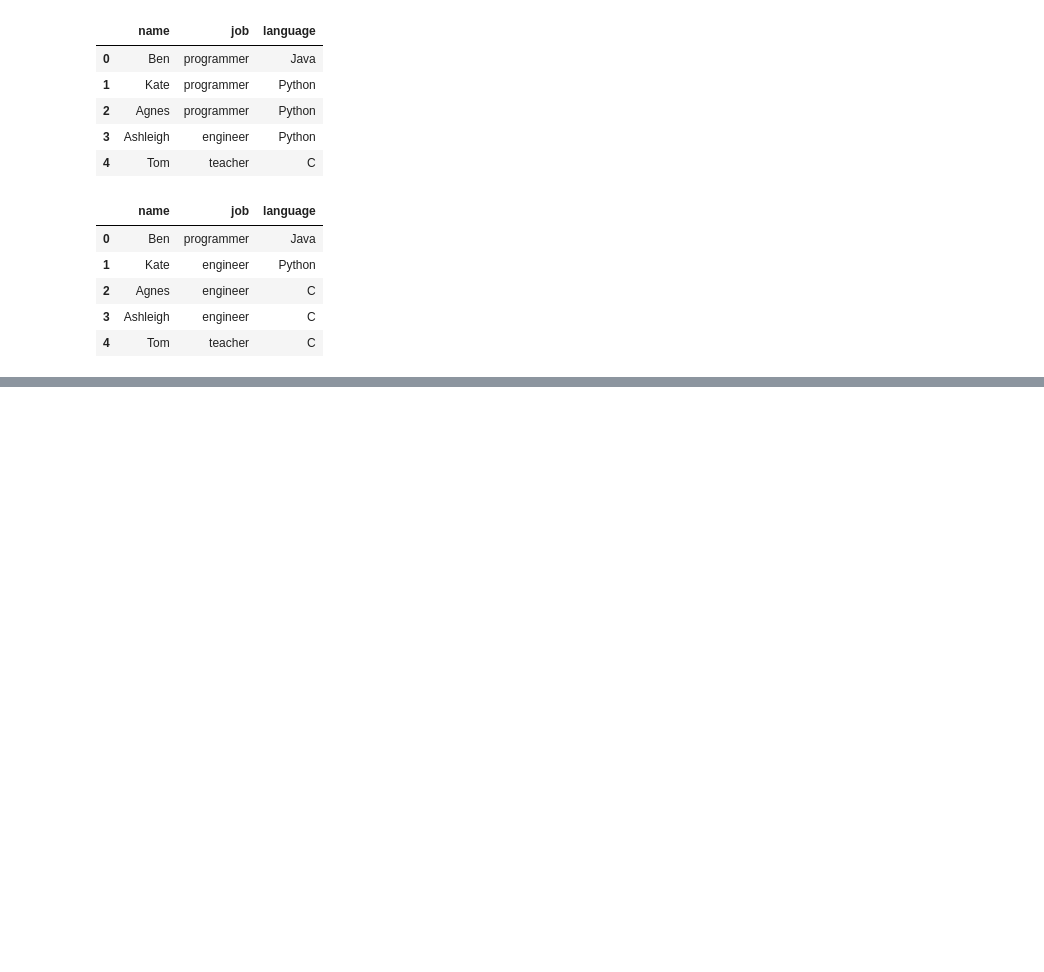
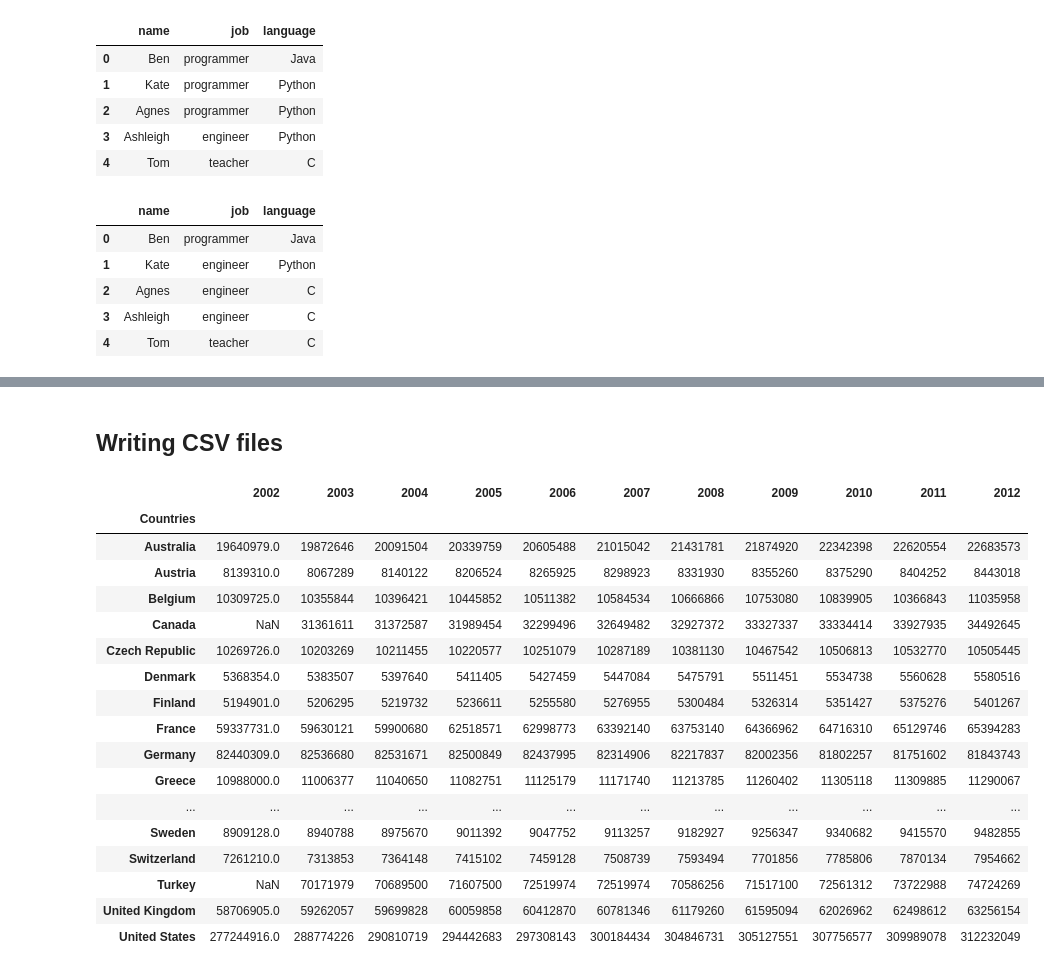
Before and after one commit to alfred-ojuku/Pandas-Tutorials-for-Data-Analysis, a Jupyter notebook: Pandas.ipynb, the cells around one changed output, grey strips where cells are left out. Drawn from its saved outputs; the diff is of its cells as text; code cells hidden in the pictures; blank space fills up the shorter version.

Commit message:
End of reading and writing csv files

```diff
--- a/Pandas.ipynb
+++ b/Pandas.ipynb
@@ -1207,0 +1518,31 @@ df.replace(['NN', 'LN'], value=None, method='bfill')
+# %% [markdown]
+## Writing CSV files
+# %%
+import pandas as pd
+
+column_names = ['Countries'] + list(range(2002, 2013))
+male_pop = pd.read_csv('data/countries_male_population.csv', header=None, index_col=0, names=column_names)
+
+female_pop = pd.read_csv('data/countries_female_population.csv', header=None, index_col=0, names=column_names)
+
+population = male_pop + female_pop
+population
+# %% [output]
+|  | 2002 | 2003 | 2004 | 2005 | 2006 | 2007 | 2008 | 2009 | 2010 | 2011 | 2012 |
+| Countries |  |  |  |  |  |  |  |  |  |  |  |
+| Australia | 19640979.0 | 19872646 | 20091504 | 20339759 | 20605488 | 21015042 | 21431781 | 21874920 | 22342398 | 22620554 | 22683573 |
+| Austria | 8139310.0 | 8067289 | 8140122 | 8206524 | 8265925 | 8298923 | 8331930 | 8355260 | 8375290 | 8404252 | 8443018 |
+| Belgium | 10309725.0 | 10355844 | 10396421 | 10445852 | 10511382 | 10584534 | 10666866 | 10753080 | 10839905 | 10366843 | 11035958 |
+| Canada | NaN | 31361611 | 31372587 | 31989454 | 32299496 | 32649482 | 32927372 | 33327337 | 33334414 | 33927935 | 34492645 |
+| Czech Republic | 10269726.0 | 10203269 | 10211455 | 10220577 | 10251079 | 10287189 | 10381130 | 10467542 | 10506813 | 10532770 | 10505445 |
+| Denmark | 5368354.0 | 5383507 | 5397640 | 5411405 | 5427459 | 5447084 | 5475791 | 5511451 | 5534738 | 5560628 | 5580516 |
+| Finland | 5194901.0 | 5206295 | 5219732 | 5236611 | 5255580 | 5276955 | 5300484 | 5326314 | 5351427 | 5375276 | 5401267 |
+| France | 59337731.0 | 59630121 | 59900680 | 62518571 | 62998773 | 63392140 | 63753140 | 64366962 | 64716310 | 65129746 | 65394283 |
+| Germany | 82440309.0 | 82536680 | 82531671 | 82500849 | 82437995 | 82314906 | 82217837 | 82002356 | 81802257 | 81751602 | 81843743 |
+| Greece | 10988000.0 | 11006377 | 11040650 | 11082751 | 11125179 | 11171740 | 11213785 | 11260402 | 11305118 | 11309885 | 11290067 |
+| ... | ... | ... | ... | ... | ... | ... | ... | ... | ... | ... | ... |
+| Sweden | 8909128.0 | 8940788 | 8975670 | 9011392 | 9047752 | 9113257 | 9182927 | 9256347 | 9340682 | 9415570 | 9482855 |
+| Switzerland | 7261210.0 | 7313853 | 7364148 | 7415102 | 7459128 | 7508739 | 7593494 | 7701856 | 7785806 | 7870134 | 7954662 |
+| Turkey | NaN | 70171979 | 70689500 | 71607500 | 72519974 | 72519974 | 70586256 | 71517100 | 72561312 | 73722988 | 74724269 |
+| United Kingdom | 58706905.0 | 59262057 | 59699828 | 60059858 | 60412870 | 60781346 | 61179260 | 61595094 | 62026962 | 62498612 | 63256154 |
+| United States | 277244916.0 | 288774226 | 290810719 | 294442683 | 297308143 | 300184434 | 304846731 | 305127551 | 307756577 | 309989078 | 312232049 |
```
Also changed, not shown: parts of 48 cells of this notebook, 7 other files.
